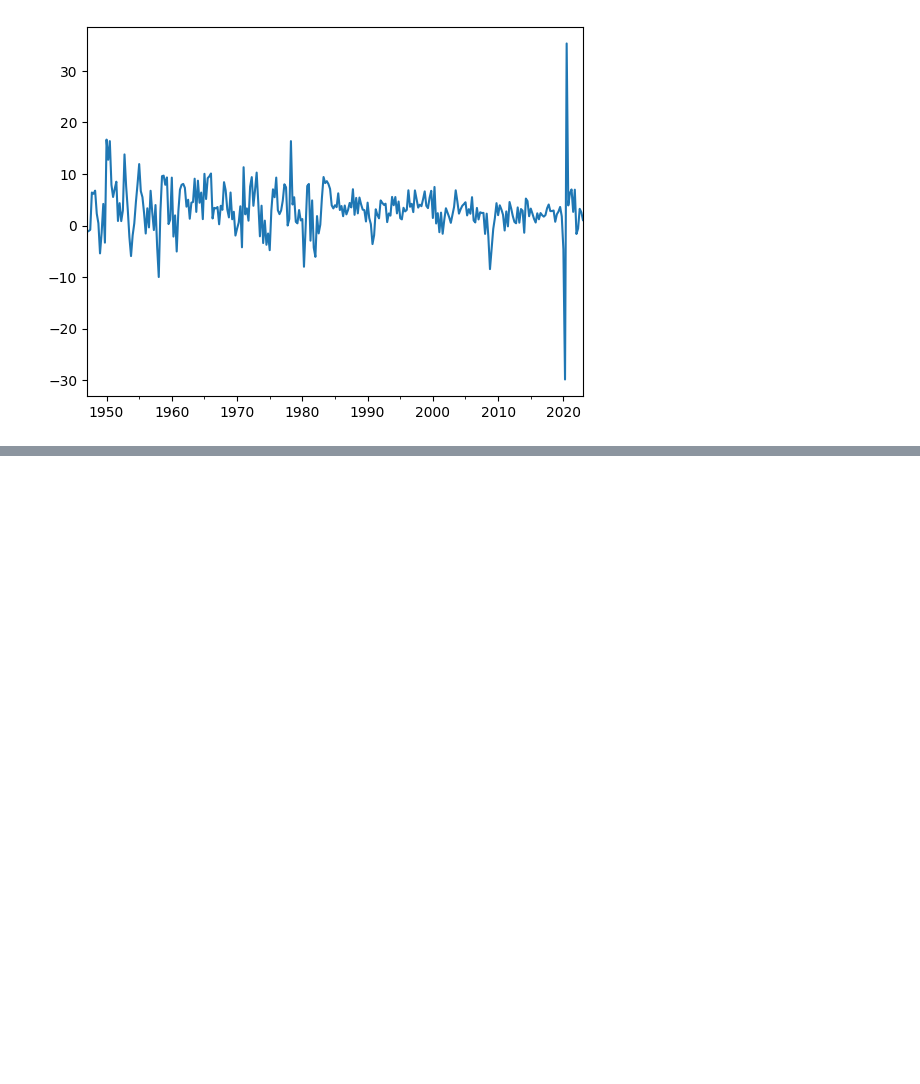
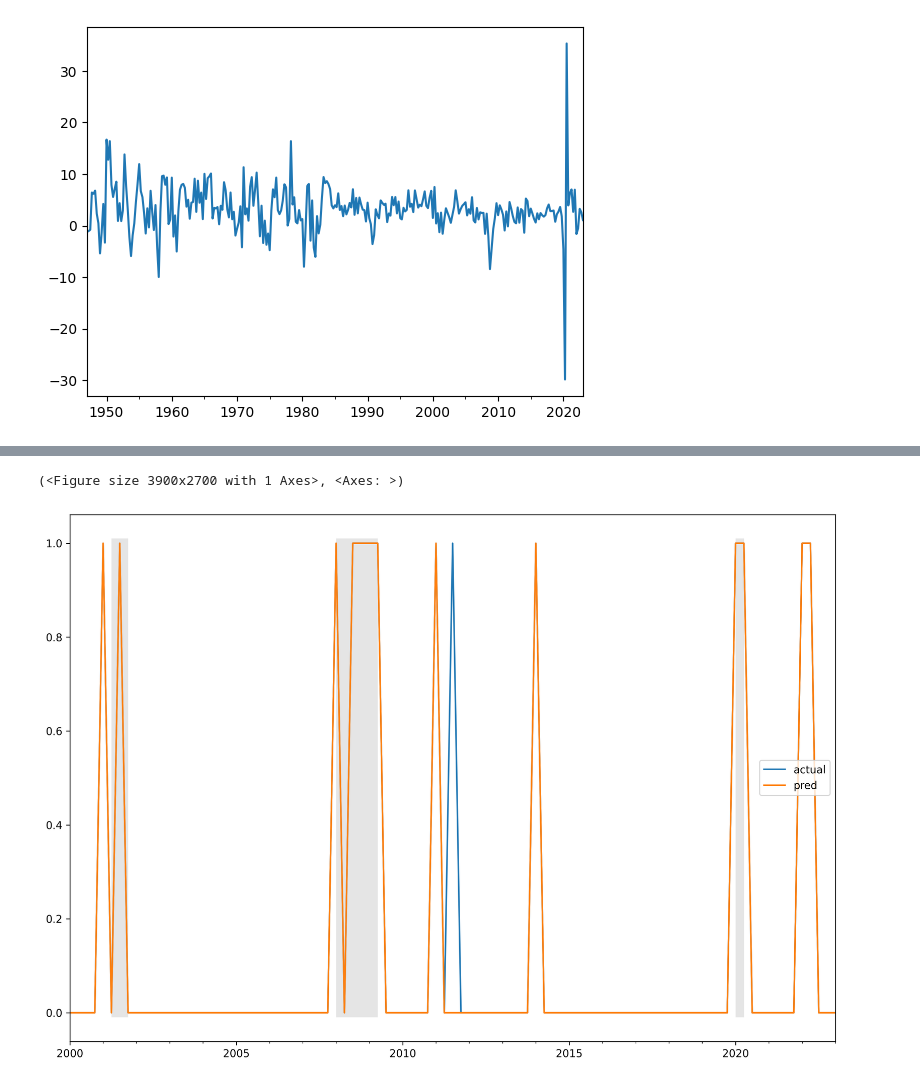
Before and after one commit to AmineMahdioui/projet-de-fin-d-annee, a Jupyter notebook: bc.ipynb, the cells around one changed output, grey strips where cells are left out. Drawn from its saved outputs; the diff is of its cells as text; code cells hidden in the pictures; blank space fills up the shorter version.

```diff
--- a/bc.ipynb
+++ b/bc.ipynb
@@ -124,0 +143,19 @@ results.plot(figsize=(10,5))
+# %%
+def plot(df,start=None):
+    if start is None:
+        start=df.index.min()
+    recessions=DataReader('USREC', 'fred', start=start)['USREC']
+    fig, ax = plt.subplots(figsize=(13, 9), dpi=300)
+
+    if isinstance(df,pd.DataFrame):
+        ylim = (df.min().min(),df.max().max())
+    else:
+        ylim = (df.min(),df.max())
+    df.plot(ax=ax)
+    ax.fill_between(recessions.index, ylim[0]-1e-2, ylim[1]+1e-2, recessions,facecolor='k', alpha=0.1)
+    return fig,ax
+# %%
+plot(results.loc['2000':])
+# %% [output]
+(<Figure size 3900x2700 with 1 Axes>, <Axes: >)
+[figure, added]
```
Also changed, not shown: parts of 12 cells of this notebook, 3 other files.
